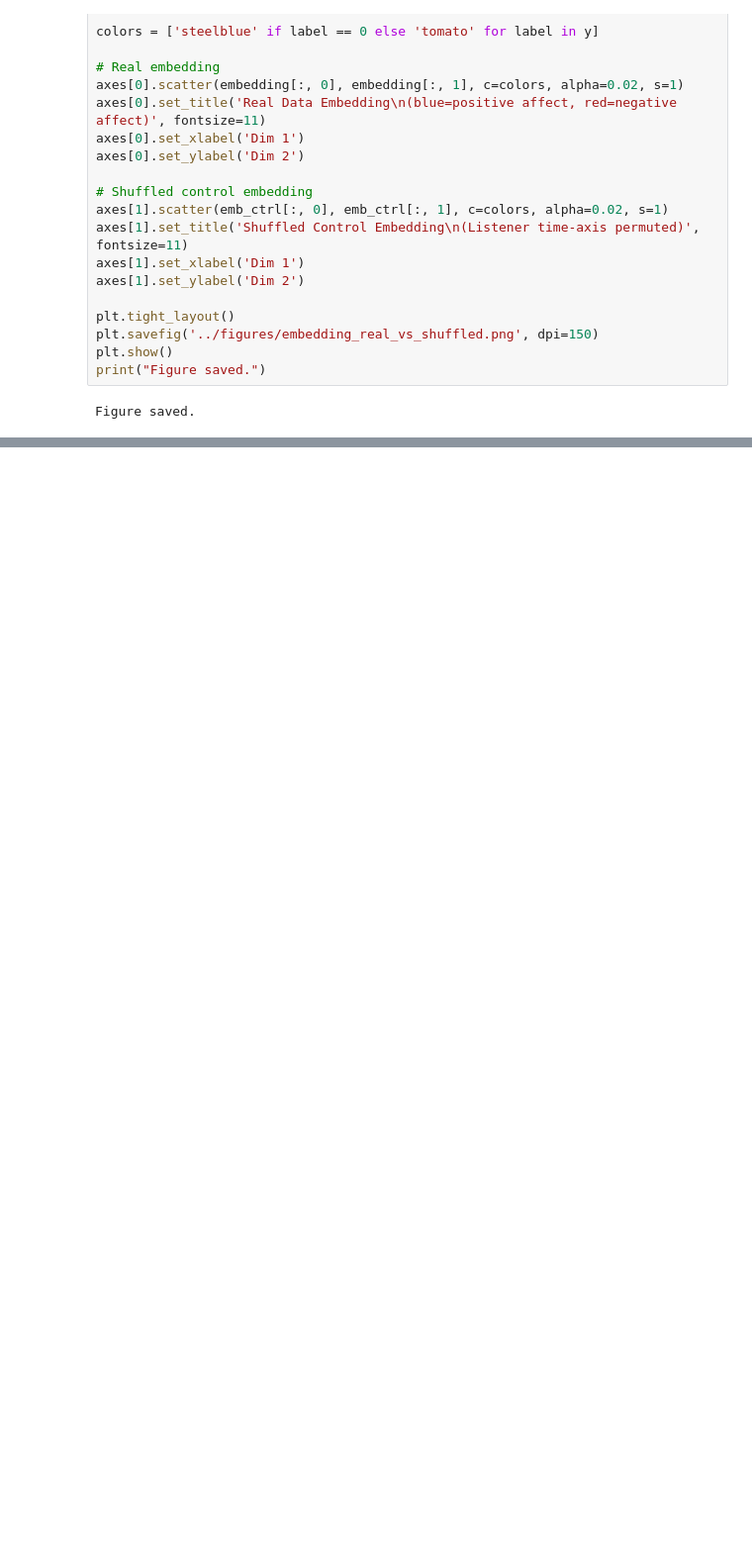
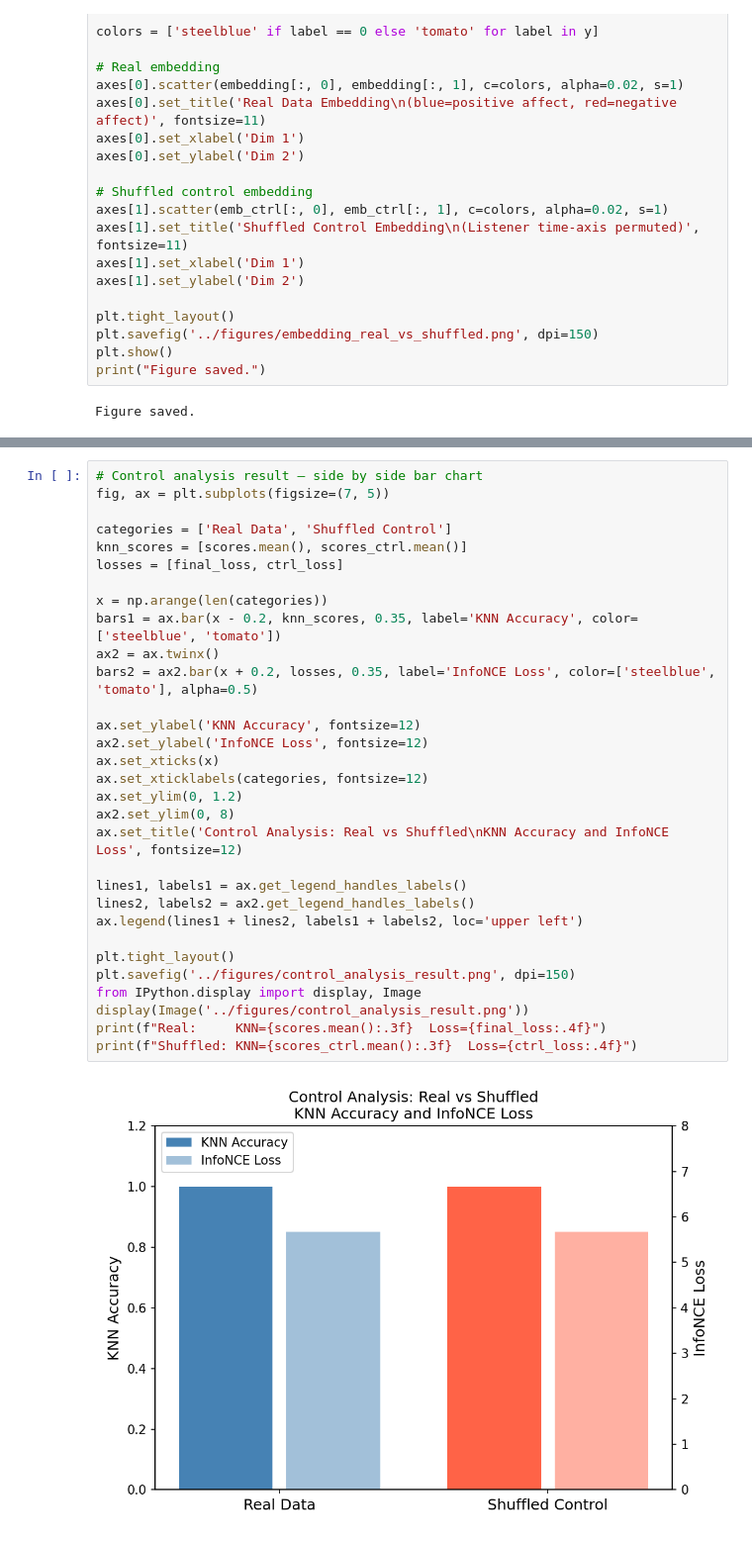
Before and after one commit to voodoovampire/gsoc2026-neurodyads, a Jupyter notebook: notebooks/neurodyads_pretask.ipynb, the cells around one changed output, grey strips where cells are left out. Shown at 99% size. Cells and saved outputs as stored; diff of their text form; blank space fills up the shorter version.

```diff
--- a/notebooks/neurodyads_pretask.ipynb
+++ b/notebooks/neurodyads_pretask.ipynb
@@ -557,0 +656,33 @@ git push
+# %%
+# Control analysis result — side by side bar chart
+fig, ax = plt.subplots(figsize=(7, 5))
+
+categories = ['Real Data', 'Shuffled Control']
+knn_scores = [scores.mean(), scores_ctrl.mean()]
+losses = [final_loss, ctrl_loss]
+
+x = np.arange(len(categories))
+bars1 = ax.bar(x - 0.2, knn_scores, 0.35, label='KNN Accuracy', color=['steelblue', 'tomato'])
+ax2 = ax.twinx()
+bars2 = ax2.bar(x + 0.2, losses, 0.35, label='InfoNCE Loss', color=['steelblue', 'tomato'], alpha=0.5)
+
+ax.set_ylabel('KNN Accuracy', fontsize=12)
+ax2.set_ylabel('InfoNCE Loss', fontsize=12)
+ax.set_xticks(x)
+ax.set_xticklabels(categories, fontsize=12)
+ax.set_ylim(0, 1.2)
+ax2.set_ylim(0, 8)
+ax.set_title('Control Analysis: Real vs Shuffled\nKNN Accuracy and InfoNCE Loss', fontsize=12)
+
+lines1, labels1 = ax.get_legend_handles_labels()
+lines2, labels2 = ax2.get_legend_handles_labels()
+ax.legend(lines1 + lines2, labels1 + labels2, loc='upper left')
+
+plt.tight_layout()
+plt.savefig('../figures/control_analysis_result.png', dpi=150)
+from IPython.display import display, Image
+display(Image('../figures/control_analysis_result.png'))
+print(f"Real:     KNN={scores.mean():.3f}  Loss={final_loss:.4f}")
+print(f"Shuffled: KNN={scores_ctrl.mean():.3f}  Loss={ctrl_loss:.4f}")
+# %% [output]
+[figure, added]
```
Also changed, not shown: parts of 8 cells of this notebook, 1 other file.
